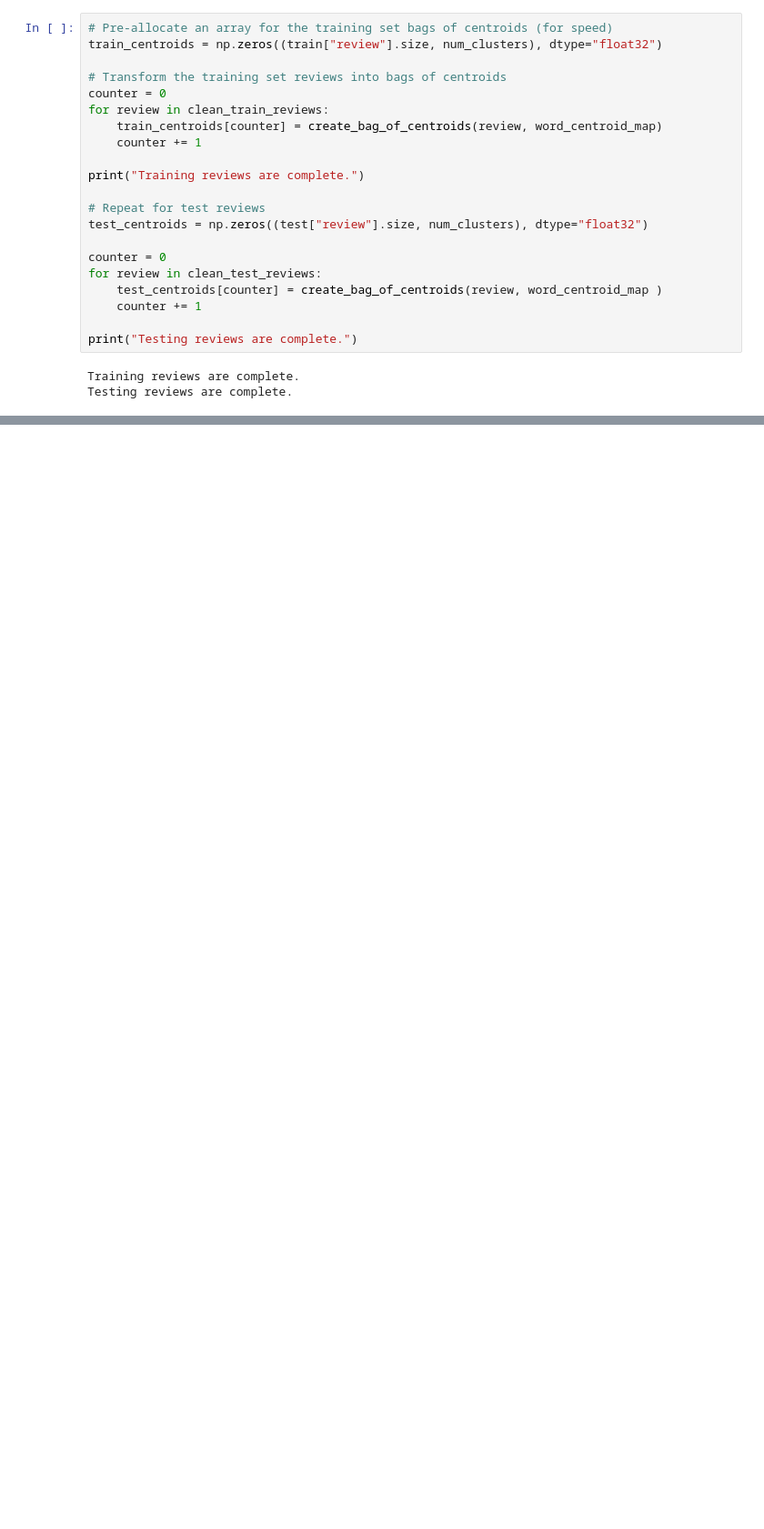
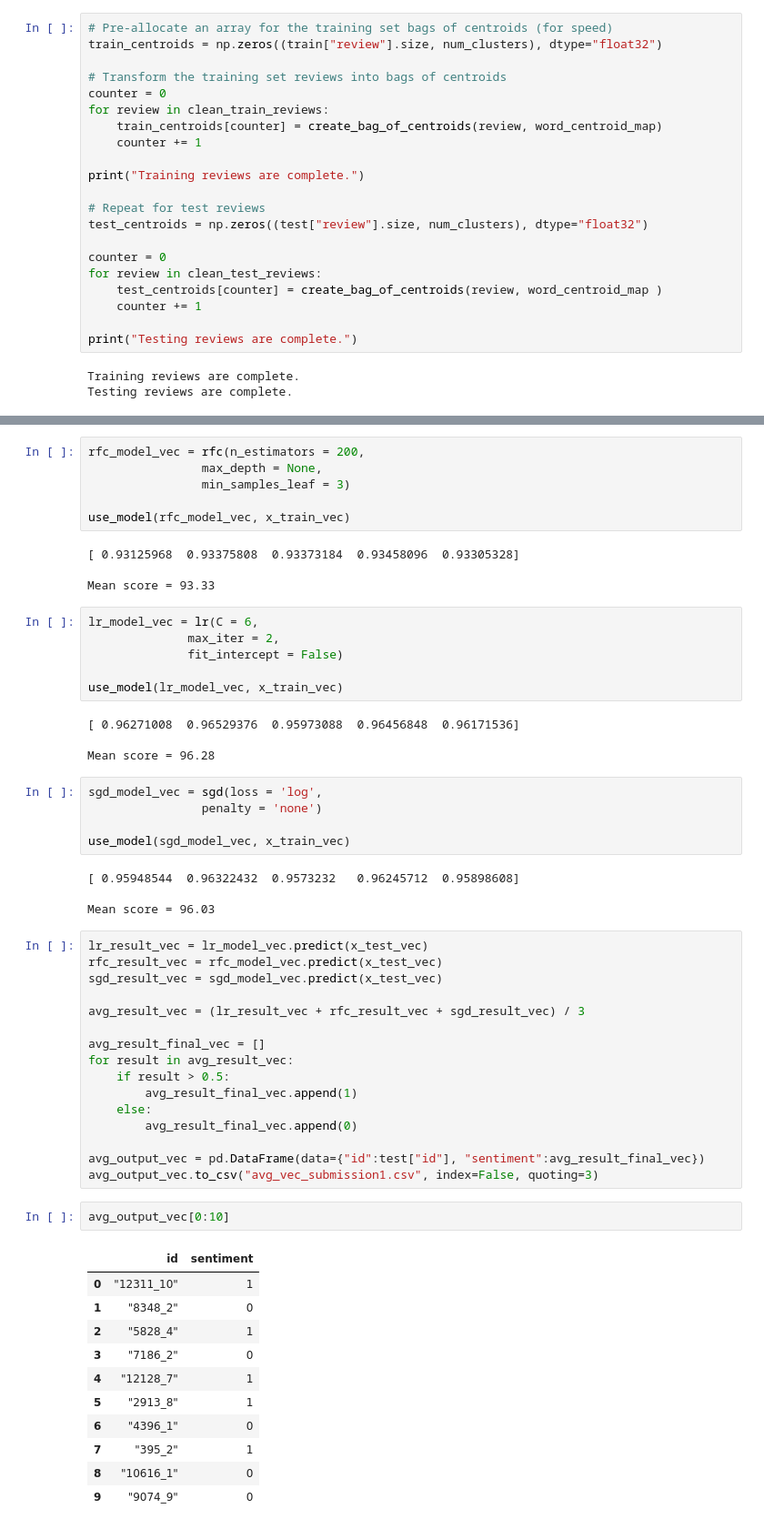
Before and after one commit to Currie32/Movie-Reviews-Sentiment, a Jupyter notebook: Movie_Reviews_Predictions.ipynb, the cells around one changed output, grey strips where cells are left out. Shown at 91% size. Saved outputs shown, nothing was run; the diff lists cells and outputs as text; blank space fills up the shorter version.

```diff
--- a/Movie_Reviews_Predictions.ipynb
+++ b/Movie_Reviews_Predictions.ipynb
@@ -997,0 +651,59 @@ Based on the testing data, it was not too surprising to see that the LSTM model
+# %%
+rfc_model_vec = rfc(n_estimators = 200,
+                max_depth = None,
+                min_samples_leaf = 3)
+
+use_model(rfc_model_vec, x_train_vec)
+# %% [output]
+[ 0.93125968  0.93375808  0.93373184  0.93458096  0.93305328]
+
+Mean score = 93.33
+# %%
+lr_model_vec = lr(C = 6,
+              max_iter = 2,
+              fit_intercept = False)
+
+use_model(lr_model_vec, x_train_vec)
+# %% [output]
+[ 0.96271008  0.96529376  0.95973088  0.96456848  0.96171536]
+
+Mean score = 96.28
+# %%
+sgd_model_vec = sgd(loss = 'log',
+                penalty = 'none')
+
+use_model(sgd_model_vec, x_train_vec)
+# %% [output]
+[ 0.95948544  0.96322432  0.9573232   0.96245712  0.95898608]
+
+Mean score = 96.03
+# %%
+lr_result_vec = lr_model_vec.predict(x_test_vec)
+rfc_result_vec = rfc_model_vec.predict(x_test_vec)
+sgd_result_vec = sgd_model_vec.predict(x_test_vec)
+
+avg_result_vec = (lr_result_vec + rfc_result_vec + sgd_result_vec) / 3
+
+avg_result_final_vec = []
+for result in avg_result_vec:
+    if result > 0.5:
+        avg_result_final_vec.append(1)
+    else:
+        avg_result_final_vec.append(0)
+
+avg_output_vec = pd.DataFrame(data={"id":test["id"], "sentiment":avg_result_final_vec})
+avg_output_vec.to_csv("avg_vec_submission1.csv", index=False, quoting=3)
+# %%
+avg_output_vec[0:10]
+# %% [output]
+|  | id | sentiment |
+| 0 | "12311_10" | 1 |
+| 1 | "8348_2" | 0 |
+| 2 | "5828_4" | 1 |
+| 3 | "7186_2" | 0 |
+| 4 | "12128_7" | 1 |
+| 5 | "2913_8" | 1 |
+| 6 | "4396_1" | 0 |
+| 7 | "395_2" | 1 |
+| 8 | "10616_1" | 0 |
+| 9 | "9074_9" | 0 |
```
Also changed, not shown: parts of 87 cells of this notebook, 2 other files.
